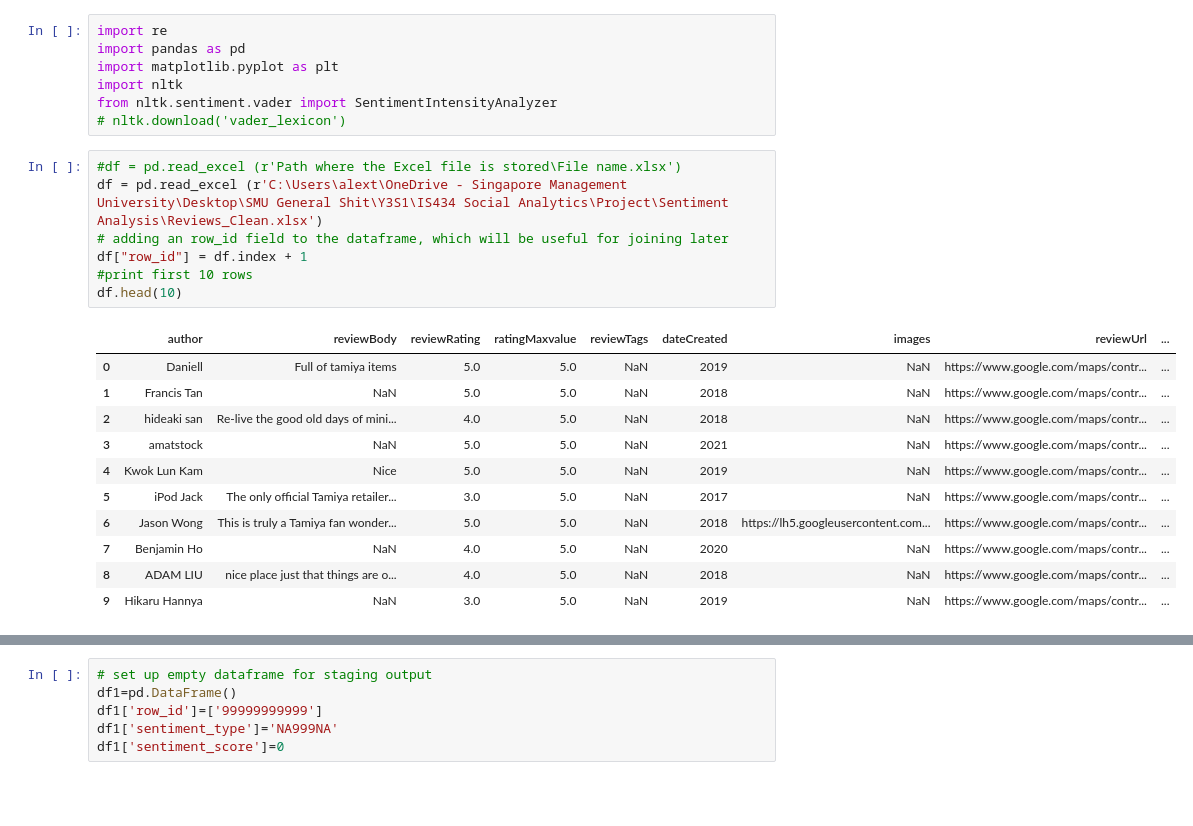
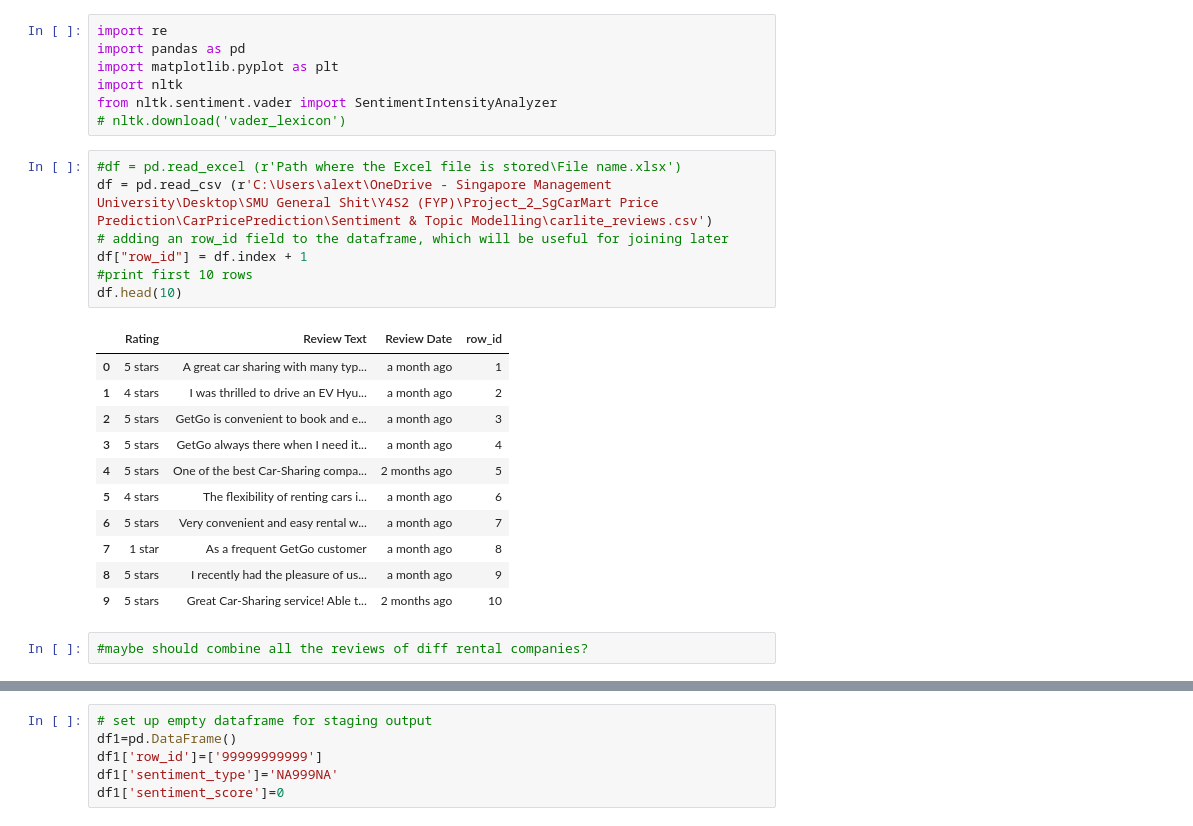
Before and after one commit to thejustinn/CarPricePrediction, a Jupyter notebook: Sentiment & Topic Modelling/Sentiment Analysis.ipynb, the cells around one changed output, grey strips where cells are left out. Drawn from its saved outputs; the diff is of its cells as text; blank space fills up the shorter version.

```diff
--- a/Sentiment & Topic Modelling/Sentiment Analysis.ipynb
+++ b/Sentiment & Topic Modelling/Sentiment Analysis.ipynb
@@ -7,21 +7,23 @@ from nltk.sentiment.vader import SentimentIntensityAnalyzer
 # nltk.download('vader_lexicon')
 # %%
 #df = pd.read_excel (r'Path where the Excel file is stored\File name.xlsx')
-df = pd.read_excel (r'C:\Users\alext\OneDrive - Singapore Management University\Desktop\SMU General Shit\Y3S1\IS434 Social Analytics\Project\Sentiment Analysis\Reviews_Clean.xlsx')
+df = pd.read_csv (r'C:\Users\alext\OneDrive - Singapore Management University\Desktop\SMU General Shit\Y4S2 (FYP)\Project_2_SgCarMart Price Prediction\CarPricePrediction\Sentiment & Topic Modelling\carlite_reviews.csv')
 # adding an row_id field to the dataframe, which will be useful for joining later
 df["row_id"] = df.index + 1
 #print first 10 rows
 df.head(10)
 # %% [output]
-|  | author | reviewBody | reviewRating | ratingMaxvalue | reviewTags | dateCreated | images | reviewUrl | ... |
-| 0 | Daniell | Full of tamiya items | 5.0 | 5.0 | NaN | 2019 | NaN | https://www.google.com/maps/contr... | ... |
-| 1 | Francis Tan | NaN | 5.0 | 5.0 | NaN | 2018 | NaN | https://www.google.com/maps/contr... | ... |
-| 2 | hideaki san | Re-live the good old days of mini... | 4.0 | 5.0 | NaN | 2018 | NaN | https://www.google.com/maps/contr... | ... |
-| 3 | amatstock | NaN | 5.0 | 5.0 | NaN | 2021 | NaN | https://www.google.com/maps/contr... | ... |
-| 4 | Kwok Lun Kam | Nice | 5.0 | 5.0 | NaN | 2019 | NaN | https://www.google.com/maps/contr... | ... |
-| 5 | iPod Jack | The only official Tamiya retailer... | 3.0 | 5.0 | NaN | 2017 | NaN | https://www.google.com/maps/contr... | ... |
-| 6 | Jason Wong | This is truly a Tamiya fan wonder... | 5.0 | 5.0 | NaN | 2018 | https://lh5.googleusercontent.com... | https://www.google.com/maps/contr... | ... |
-| 7 | Benjamin Ho | NaN | 4.0 | 5.0 | NaN | 2020 | NaN | https://www.google.com/maps/contr... | ... |
-| 8 | ADAM LIU | nice place just that things are o... | 4.0 | 5.0 | NaN | 2018 | NaN | https://www.google.com/maps/contr... | ... |
-| 9 | Hikaru Hannya | NaN | 3.0 | 5.0 | NaN | 2019 | NaN | https://www.google.com/maps/contr... | ... |
+|  | Rating | Review Text | Review Date | row_id |
+| 0 | 5 stars | A great car sharing with many typ... | a month ago | 1 |
+| 1 | 4 stars | I was thrilled to drive an EV Hyu... | a month ago | 2 |
+| 2 | 5 stars | GetGo is convenient to book and e... | a month ago | 3 |
+| 3 | 5 stars | GetGo always there when I need it... | a month ago | 4 |
+| 4 | 5 stars | One of the best Car-Sharing compa... | 2 months ago | 5 |
+| 5 | 4 stars | The flexibility of renting cars i... | a month ago | 6 |
+| 6 | 5 stars | Very convenient and easy rental w... | a month ago | 7 |
+| 7 | 1 star | As a frequent GetGo customer | a month ago | 8 |
+| 8 | 5 stars | I recently had the pleasure of us... | a month ago | 9 |
+| 9 | 5 stars | Great Car-Sharing service! Able t... | 2 months ago | 10 |
+# %%
+#maybe should combine all the reviews of diff rental companies?
 # %%
```
Also changed, not shown: parts of 11 cells of this notebook, 4 other files.
